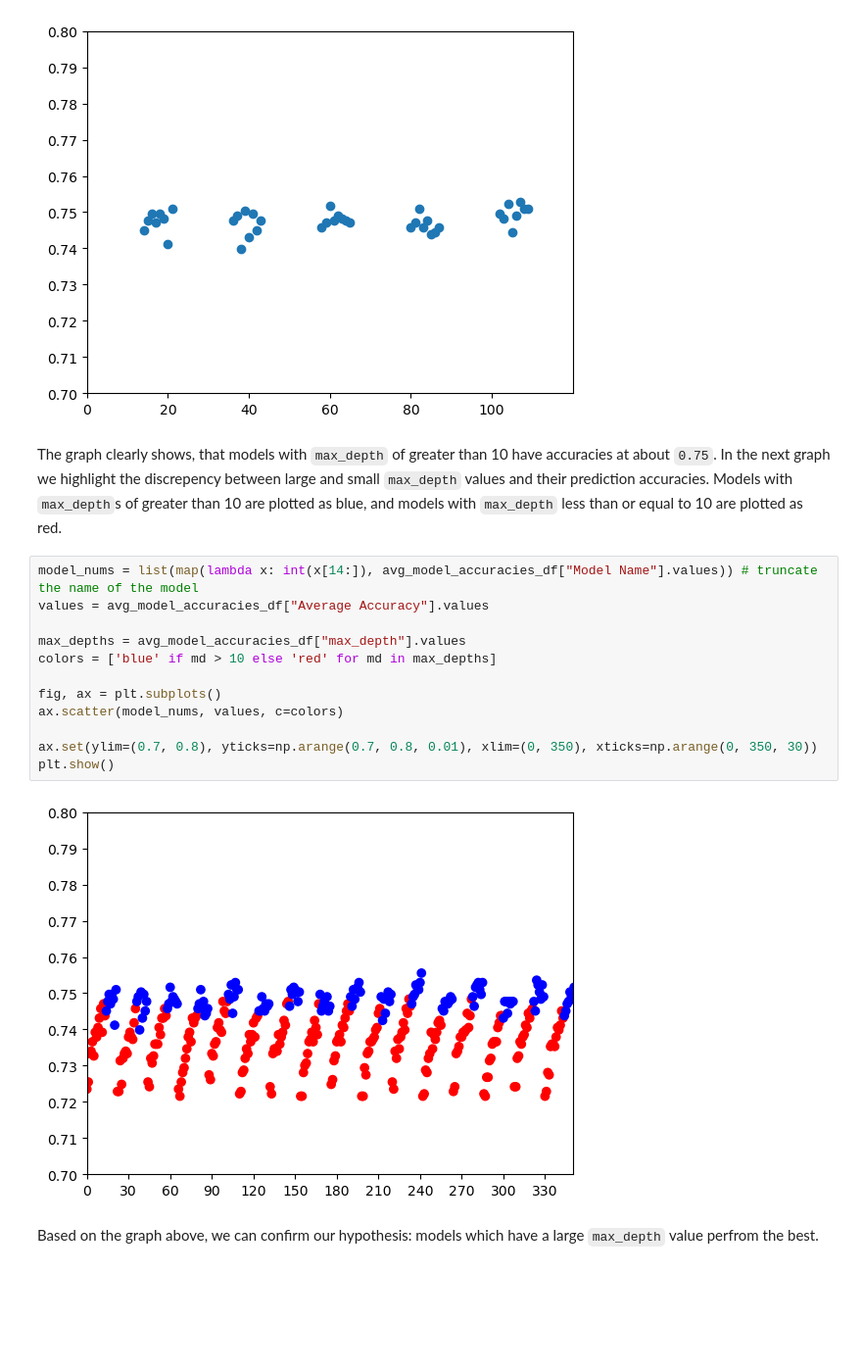
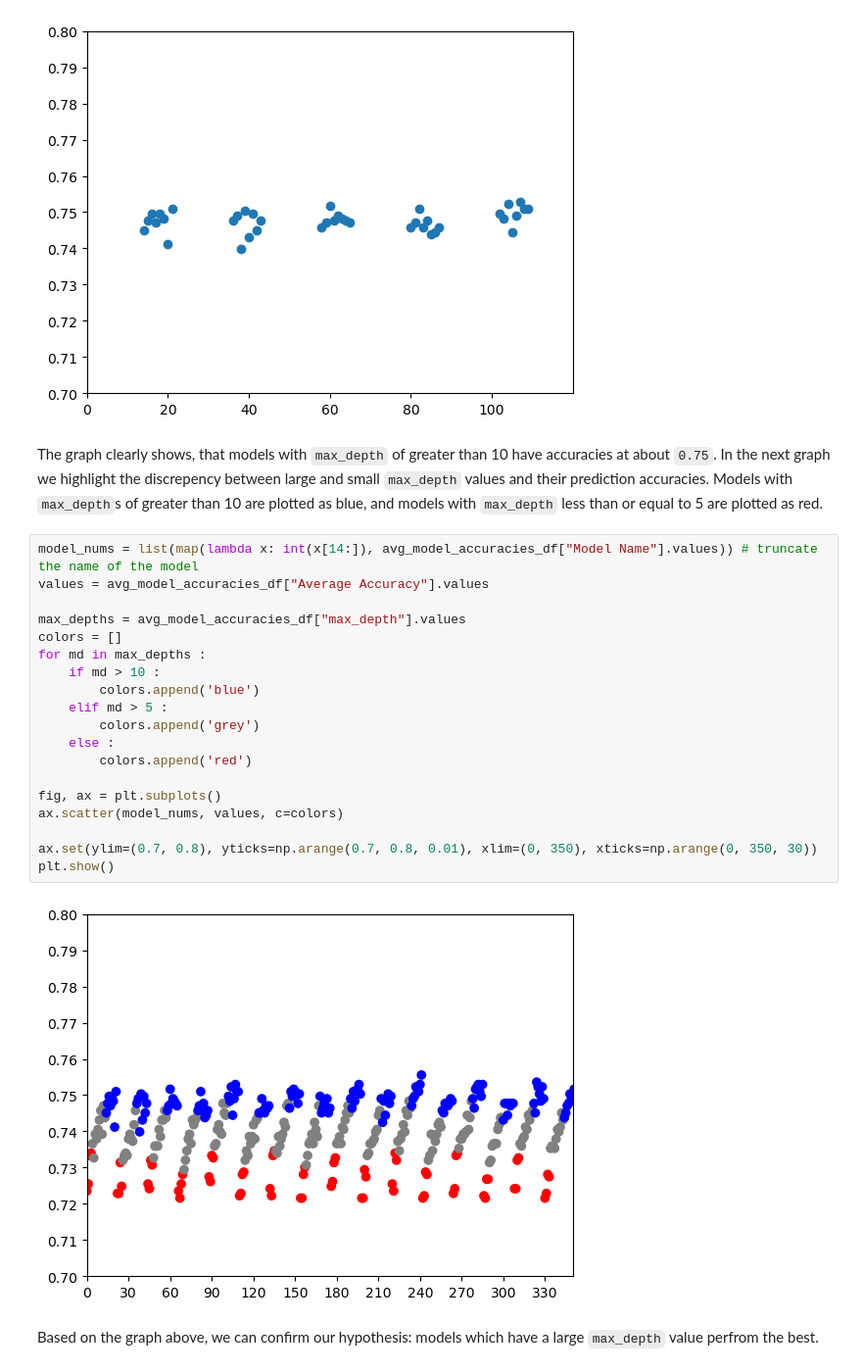
Before and after one commit to mborhi/IPO-Underpricing, a Jupyter notebook: models/test_trained_models.ipynb, the cells around one changed output. Shown at 98% size. Cells and saved outputs as stored; diff of their text form; blank space fills up the shorter version.

Commit message:
update the plot showing model parameters

```diff
--- a/models/test_trained_models.ipynb
+++ b/models/test_trained_models.ipynb
@@ -235,20 +235,27 @@ plt.show()
 # %% [output]
 [figure]
 # %% [markdown]
-The graph clearly shows, that models with `max_depth` of greater than 10 have accuracies at about `0.75`. In the next graph we highlight the discrepency between large and small `max_depth` values and their prediction accuracies. Models with `max_depth`s of greater than 10 are plotted as blue, and models with `max_depth` less than or equal to 10 are plotted as red.
+The graph clearly shows, that models with `max_depth` of greater than 10 have accuracies at about `0.75`. In the next graph we highlight the discrepency between large and small `max_depth` values and their prediction accuracies. Models with `max_depth`s of greater than 10 are plotted as blue, and models with `max_depth` less than or equal to 5 are plotted as red.
 # %%
 model_nums = list(map(lambda x: int(x[14:]), avg_model_accuracies_df["Model Name"].values)) # truncate the name of the model
 values = avg_model_accuracies_df["Average Accuracy"].values
 
 max_depths = avg_model_accuracies_df["max_depth"].values
-colors = ['blue' if md > 10 else 'red' for md in max_depths]
+colors = []
+for md in max_depths :
+    if md > 10 :
+        colors.append('blue')
+    elif md > 5 :
+        colors.append('grey')
+    else :
+        colors.append('red')
 
 fig, ax = plt.subplots()
 ax.scatter(model_nums, values, c=colors)
 
 ax.set(ylim=(0.7, 0.8), yticks=np.arange(0.7, 0.8, 0.01), xlim=(0, 350), xticks=np.arange(0, 350, 30))
 plt.show()
 # %% [output]
-[figure, old version]
+[figure, new version]
 # %% [markdown]
 Based on the graph above, we can confirm our hypothesis: models which have a large `max_depth` value perfrom the best.
```
